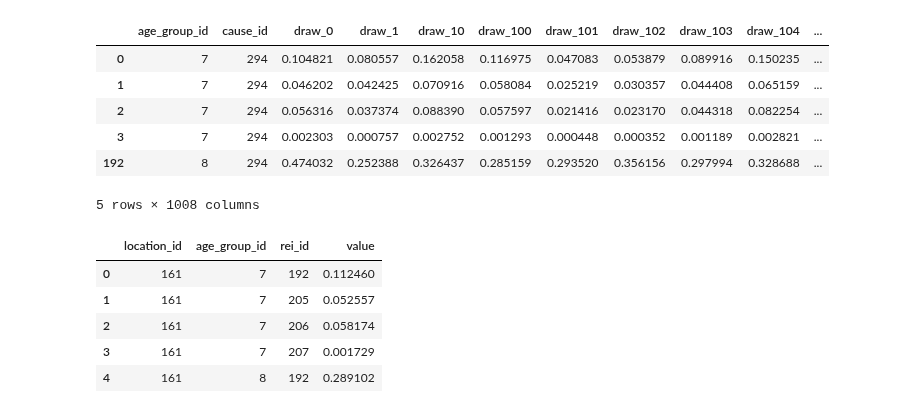
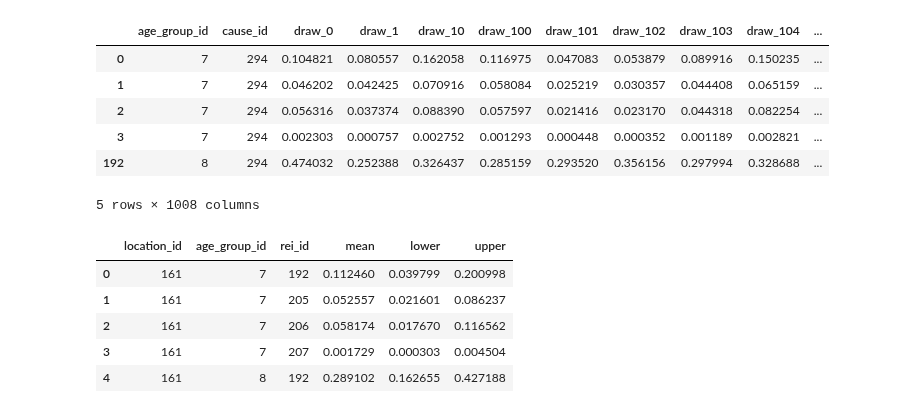
Before and after one commit to ihmeuw/vivarium_data_analysis, a Jupyter notebook: pre_processing/maternal_anemia_project/hemoglobin_calculation_test.ipynb, the cells around one changed output. Drawn from its saved outputs; the diff is of its cells as text; code cells hidden in the pictures.

```diff
--- a/pre_processing/maternal_anemia_project/hemoglobin_calculation_test.ipynb
+++ b/pre_processing/maternal_anemia_project/hemoglobin_calculation_test.ipynb
@@ -334,16 +334,21 @@ total_anemia_prev.head()
 5 rows × 1008 columns
 # %%
 gbd_prev = total_anemia_prev.set_index([c for c in total_anemia_prev.columns if 'draw' not in c])
-gbd_prev = pd.DataFrame(gbd_prev.mean(axis=1)).rename(columns={0:'value'}).reset_index()
-gbd_prev = gbd_prev[['location_id','age_group_id','rei_id','value']]
+gbd_mean = pd.DataFrame(gbd_prev.mean(axis=1)).rename(columns={0:'mean'})
+gbd_lcl = pd.DataFrame(gbd_prev.quantile(q=0.025, axis=1)).rename(columns={0.025:'lower'})
+gbd_ucl = pd.DataFrame(gbd_prev.quantile(q=0.975, axis=1)).rename(columns={0.975:'upper'})
+gbd_prev = gbd_mean.merge(gbd_lcl, right_index=True, left_index=True)
+gbd_prev = gbd_prev.merge(gbd_ucl, right_index=True, left_index=True)
+gbd_prev = gbd_prev.reset_index()
+gbd_prev = gbd_prev[['location_id','age_group_id','rei_id','mean','lower','upper']]
 gbd_prev.head()
 # %% [output]
-|  | location_id | age_group_id | rei_id | value |
-| 0 | 161 | 7 | 192 | 0.112460 |
-| 1 | 161 | 7 | 205 | 0.052557 |
-| 2 | 161 | 7 | 206 | 0.058174 |
-| 3 | 161 | 7 | 207 | 0.001729 |
-| 4 | 161 | 8 | 192 | 0.289102 |
+|  | location_id | age_group_id | rei_id | mean | lower | upper |
+| 0 | 161 | 7 | 192 | 0.112460 | 0.039799 | 0.200998 |
+| 1 | 161 | 7 | 205 | 0.052557 | 0.021601 | 0.086237 |
+| 2 | 161 | 7 | 206 | 0.058174 | 0.017670 | 0.116562 |
+| 3 | 161 | 7 | 207 | 0.001729 | 0.000303 | 0.004504 |
+| 4 | 161 | 8 | 192 | 0.289102 | 0.162655 | 0.427188 |
 # %%
 def plot_calculated_vs_pulled(location_ids, severities):
     for severity in severities:
```
Also changed, not shown: parts of 3 cells of this notebook.
